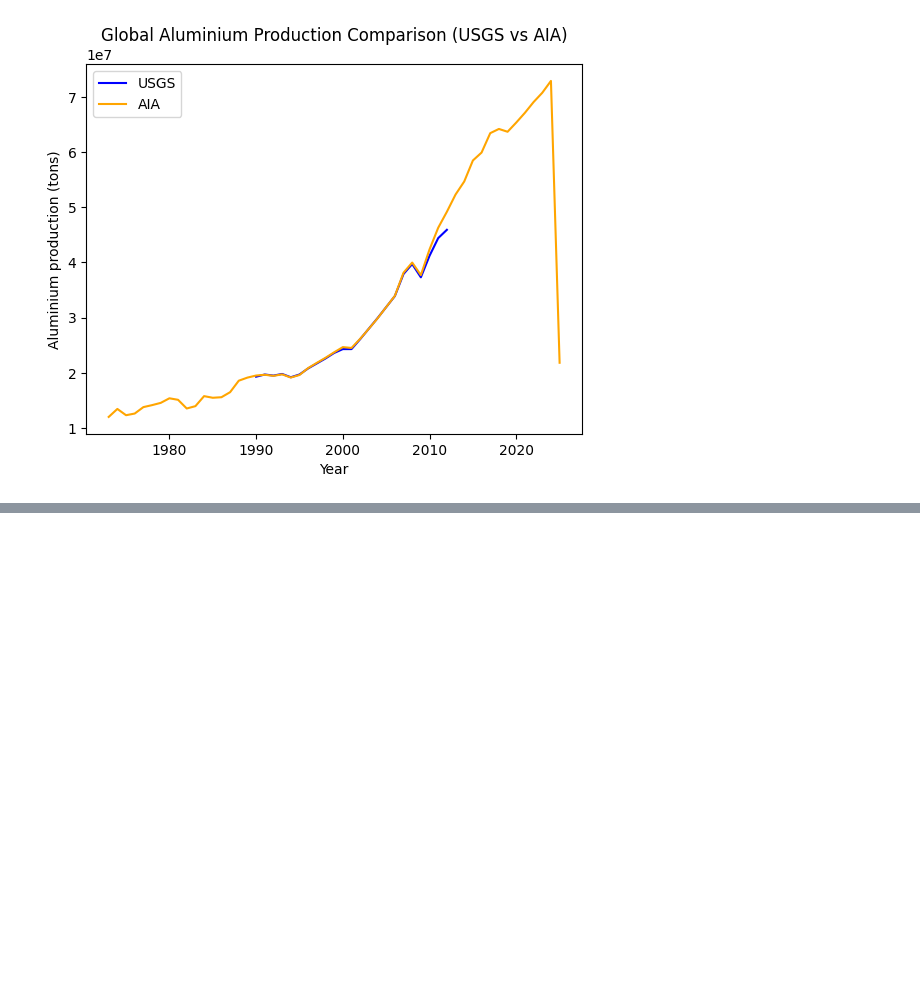
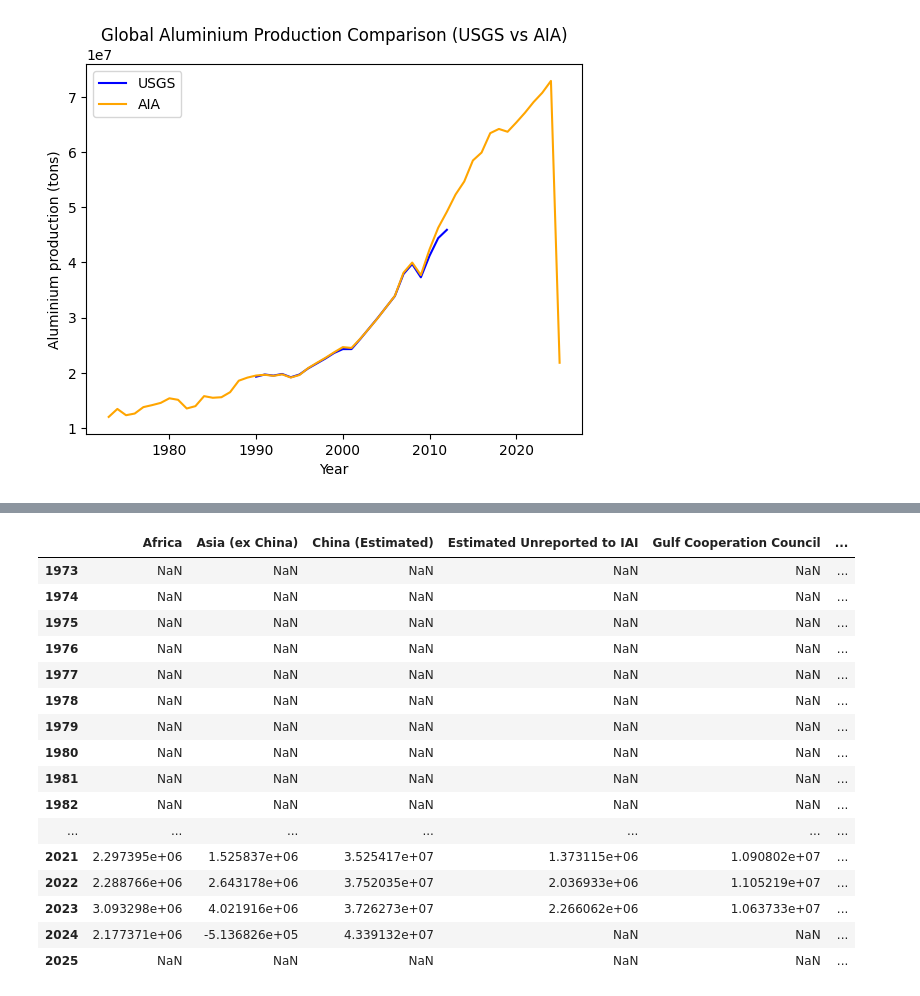
Before and after one commit to imagepbl/image-materials, a Jupyter notebook: data/raw/rest-of/metals/aluminium_app_cons.ipynb, the cells around one changed output, grey strips where cells are left out. Drawn from its saved outputs; the diff is of its cells as text; code cells hidden in the pictures; blank space fills up the shorter version.

Commit message:
app cons aia data

```diff
--- a/data/raw/rest-of/metals/aluminium_app_cons.ipynb
+++ b/data/raw/rest-of/metals/aluminium_app_cons.ipynb
@@ -284,0 +330,33 @@ alu_production_usgs_image - trade_image_pivot
+# %%
+# Do the same for AIA data as AIA data is more recent and has less regionas which could reduce negative apparent consumption values
+# take AIA production data regions and map trade data to these regions
+
+trade_pivot_aia = trade_pivot.copy()
+trade_pivot_aia['region'] = trade_pivot_aia['reporterISO'].map(iso3_to_region)
+trade_pivot_aia = trade_pivot_aia.groupby(['refYear', 'region'])[['M', 'X', 'netTrade_kg']].sum().reset_index()
+
+# pivot again to get class as columns, year as index and net trade as values
+trade_pivot_aia = trade_pivot_aia.pivot(index='refYear', columns='region', values='netTrade_kg')
+# %%
+apparent_consumption_aia = alu_production_aia*1000 - trade_pivot_aia/1000 # convert both to tons
+apparent_consumption_aia
+
+# most of Estimated Unreported to IAI Rest S.Am. (class_ 6) (at least trade data) - not sure what AIA data is
+# %% [output]
+|  | Africa | Asia (ex China) | China (Estimated) | Estimated Unreported to IAI | Gulf Cooperation Council | ... |
+| 1973 | NaN | NaN | NaN | NaN | NaN | ... |
+| 1974 | NaN | NaN | NaN | NaN | NaN | ... |
+| 1975 | NaN | NaN | NaN | NaN | NaN | ... |
+| 1976 | NaN | NaN | NaN | NaN | NaN | ... |
+| 1977 | NaN | NaN | NaN | NaN | NaN | ... |
+| 1978 | NaN | NaN | NaN | NaN | NaN | ... |
+| 1979 | NaN | NaN | NaN | NaN | NaN | ... |
+| 1980 | NaN | NaN | NaN | NaN | NaN | ... |
+| 1981 | NaN | NaN | NaN | NaN | NaN | ... |
+| 1982 | NaN | NaN | NaN | NaN | NaN | ... |
+| ... | ... | ... | ... | ... | ... | ... |
+| 2021 | 2.297395e+06 | 1.525837e+06 | 3.525417e+07 | 1.373115e+06 | 1.090802e+07 | ... |
+| 2022 | 2.288766e+06 | 2.643178e+06 | 3.752035e+07 | 2.036933e+06 | 1.105219e+07 | ... |
+| 2023 | 3.093298e+06 | 4.021916e+06 | 3.726273e+07 | 2.266062e+06 | 1.063733e+07 | ... |
+| 2024 | 2.177371e+06 | -5.136826e+05 | 4.339132e+07 | NaN | NaN | ... |
+| 2025 | NaN | NaN | NaN | NaN | NaN | ... |
```
Also changed, not shown: parts of 3 cells of this notebook.
